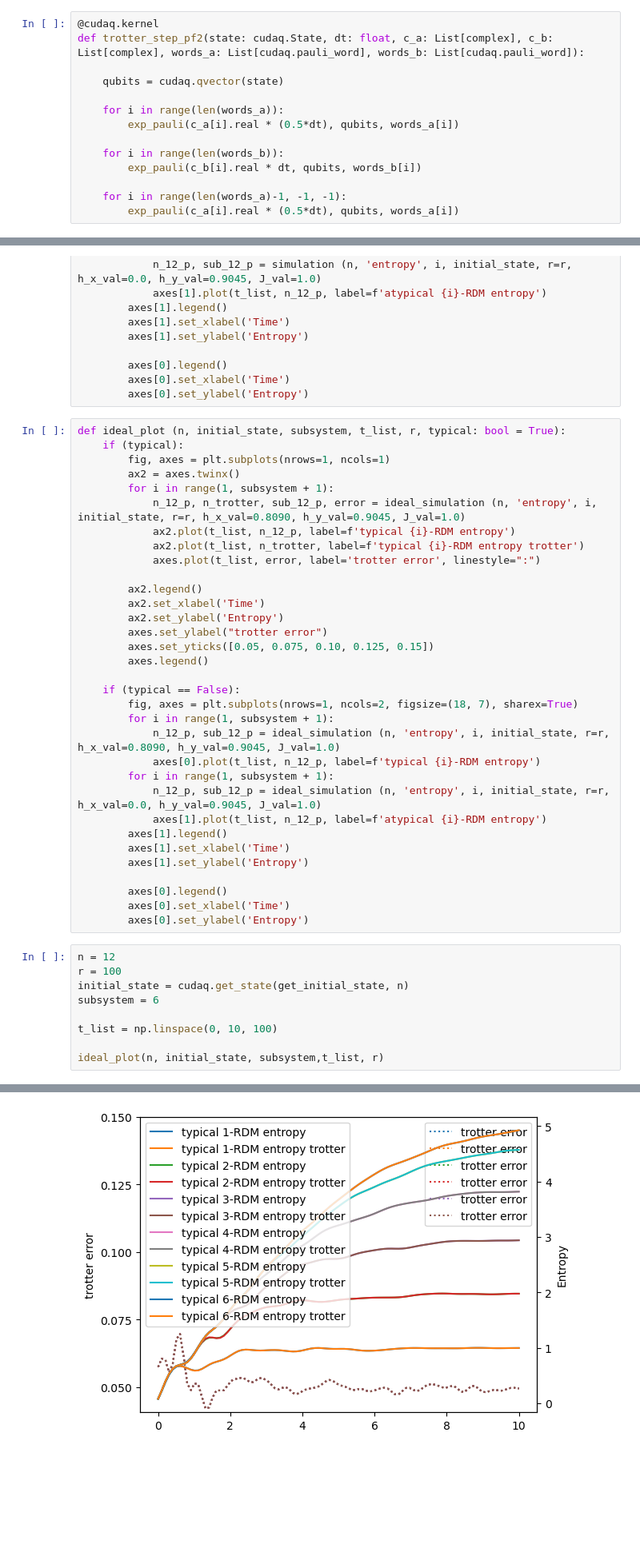
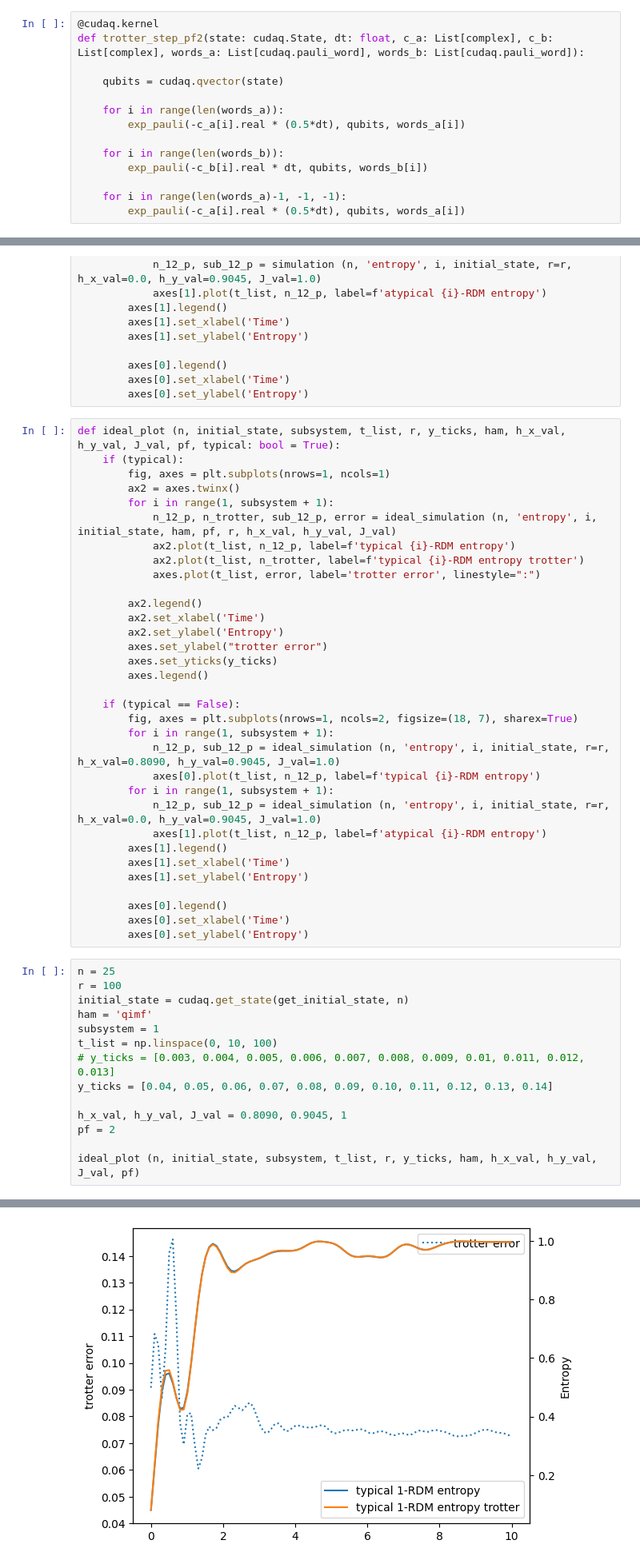
Before and after one commit to jonahso/quantum-walk-and-entanglement, a Jupyter notebook: trotter_steps.ipynb, the cells around one changed output, grey strips where cells are left out. Shown: that part at 80% size. Drawn from its saved outputs; the diff is of its cells as text; blank space fills up the shorter version.

Commit message:
trotter error for 25 qubits

```diff
--- a/trotter_steps.ipynb
+++ b/trotter_steps.ipynb
@@ -127,13 +146,13 @@ def trotter_step_pf2(state: cudaq.State, dt: float, c_a: List[complex], c_b: Lis
     qubits = cudaq.qvector(state)
 
     for i in range(len(words_a)):
-        exp_pauli(c_a[i].real * (0.5*dt), qubits, words_a[i])
+        exp_pauli(-c_a[i].real * (0.5*dt), qubits, words_a[i])
 
     for i in range(len(words_b)):
-        exp_pauli(c_b[i].real * dt, qubits, words_b[i])
+        exp_pauli(-c_b[i].real * dt, qubits, words_b[i])
 
     for i in range(len(words_a)-1, -1, -1):
-        exp_pauli(c_a[i].real * (0.5*dt), qubits, words_a[i])
+        exp_pauli(-c_a[i].real * (0.5*dt), qubits, words_a[i])
 # %% [markdown]
 Here, we extract coefficients and words from Hamiltonian for decomposition.
 # %%
@@ -371,12 +403,12 @@ def plot (n, initial_state, subsystem, t_list, r, typical: bool = True):
         axes[0].set_xlabel('Time')
         axes[0].set_ylabel('Entropy')
 # %%
-def ideal_plot (n, initial_state, subsystem, t_list, r, typical: bool = True):
+def ideal_plot (n, initial_state, subsystem, t_list, r, y_ticks, ham, h_x_val, h_y_val, J_val, pf, typical: bool = True):
     if (typical):
         fig, axes = plt.subplots(nrows=1, ncols=1)
         ax2 = axes.twinx()
         for i in range(1, subsystem + 1):
-            n_12_p, n_trotter, sub_12_p, error = ideal_simulation (n, 'entropy', i, initial_state, r=r, h_x_val=0.8090, h_y_val=0.9045, J_val=1.0)
+            n_12_p, n_trotter, sub_12_p, error = ideal_simulation (n, 'entropy', i, initial_state, ham, pf, r, h_x_val, h_y_val, J_val)
             ax2.plot(t_list, n_12_p, label=f'typical {i}-RDM entropy')
             ax2.plot(t_list, n_trotter, label=f'typical {i}-RDM entropy trotter')
             axes.plot(t_list, error, label='trotter error', linestyle=":")
@@ -385,7 +417,7 @@ def ideal_plot (n, initial_state, subsystem, t_list, r, typical: bool = True):
         ax2.set_xlabel('Time')
         ax2.set_ylabel('Entropy')
         axes.set_ylabel("trotter error")
-        axes.set_yticks([0.05, 0.075, 0.10, 0.125, 0.15])
+        axes.set_yticks(y_ticks)
         axes.legend()
 
     if (typical == False):
@@ -404,12 +436,17 @@ def ideal_plot (n, initial_state, subsystem, t_list, r, typical: bool = True):
         axes[0].set_xlabel('Time')
         axes[0].set_ylabel('Entropy')
 # %%
-n = 12
+n = 25
 r = 100
 initial_state = cudaq.get_state(get_initial_state, n)
-subsystem = 6
+ham = 'qimf'
+subsystem = 1
+t_list = np.linspace(0, 10, 100)
+# y_ticks = [0.003, 0.004, 0.005, 0.006, 0.007, 0.008, 0.009, 0.01, 0.011, 0.012, 0.013]
+y_ticks = [0.04, 0.05, 0.06, 0.07, 0.08, 0.09, 0.10, 0.11, 0.12, 0.13, 0.14]
 
-t_list = np.linspace(0, 10, 100)
+h_x_val, h_y_val, J_val = 0.8090, 0.9045, 1
+pf = 2
 
-ideal_plot(n, initial_state, subsystem,t_list, r)
+ideal_plot (n, initial_state, subsystem, t_list, r, y_ticks, ham, h_x_val, h_y_val, J_val, pf)
 # %% [output]
@@ -428,4 +470,4 @@ Simulation for subsystem 6 done in 3.23 seconds
-[figure, old version]
+[figure, new version]
 # %%
 # H_pl = Power_Law(n=5, alpha=4, Jx=1, Jy=1, Jz=1, hx=1, hy=1, hz=1, pbc=False, verbose=True)
 def create_powerlaw_hamiltonian(n_spins: int, Jx: float = 1.0, Jy: float = 1.0,
```
Also changed, not shown: parts of 6 cells of this notebook.
